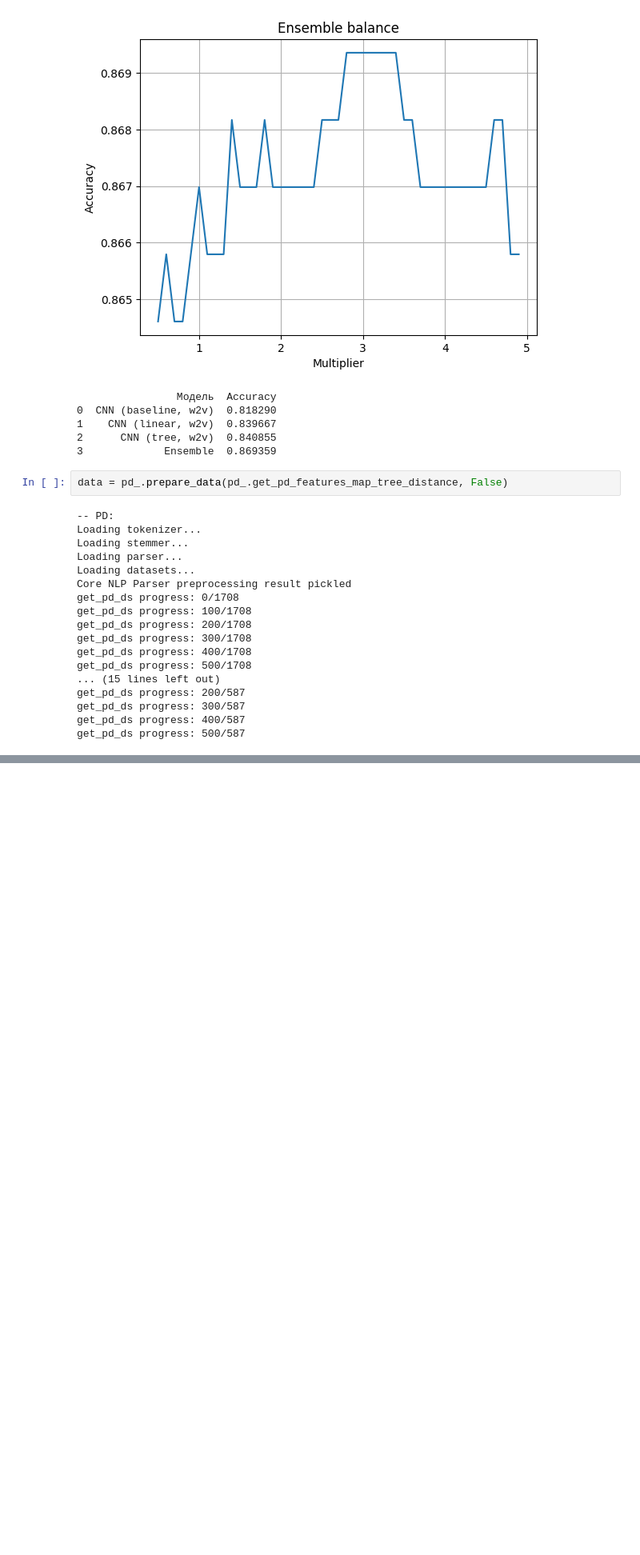
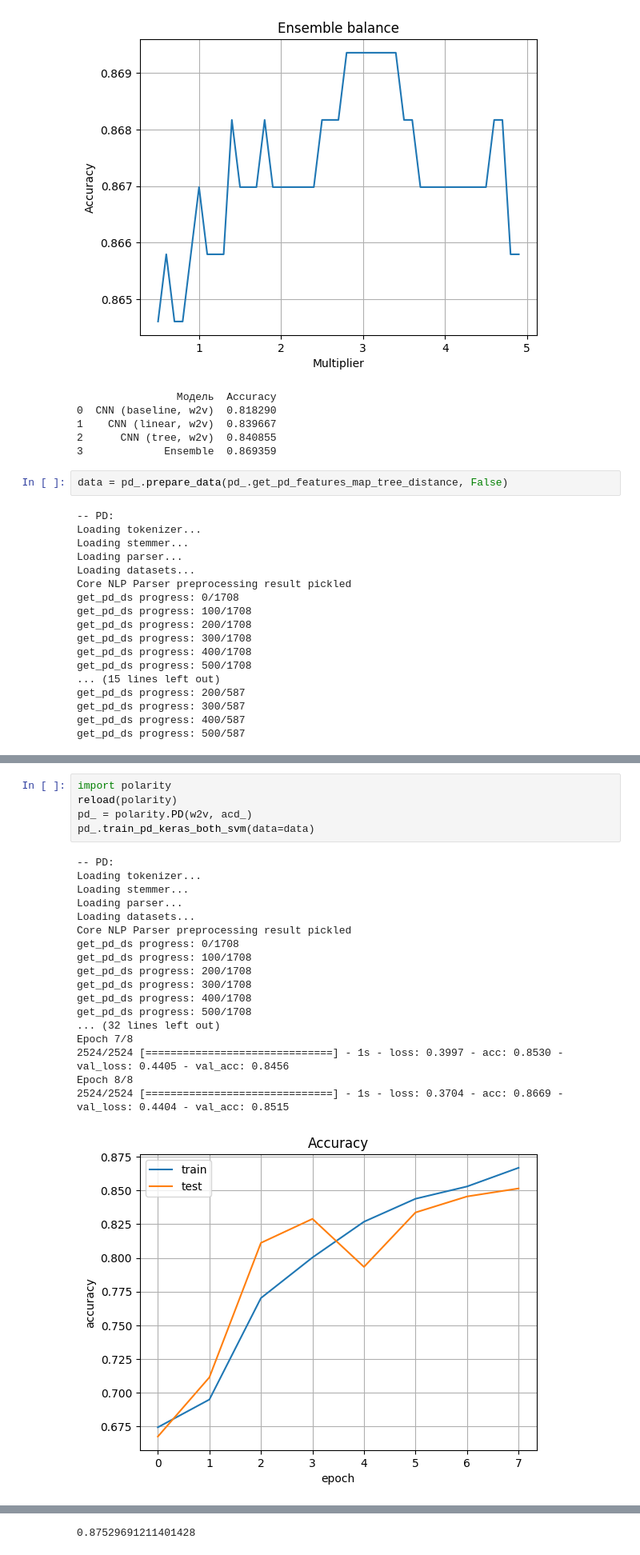
Before and after one commit to alekseyl1992/absa, a Jupyter notebook: pd_nb.ipynb, the cells around one changed output, grey strips where cells are left out. Shown: that part at 80% size. Cells and saved outputs as stored; diff of their text form; blank space fills up the shorter version.

```diff
--- a/pd_nb.ipynb
+++ b/pd_nb.ipynb
@@ -190,0 +150,24 @@ max_score_mult: 1.4
+# %%
+import polarity
+reload(polarity)
+pd_ = polarity.PD(w2v, acd_)
+pd_.train_pd_keras_both_svm(data=data)
+# %% [output]
+-- PD:
+Loading tokenizer...
+Loading stemmer...
+Loading parser...
+Loading datasets...
+Core NLP Parser preprocessing result pickled
+get_pd_ds progress: 0/1708
+get_pd_ds progress: 100/1708
+get_pd_ds progress: 200/1708
+get_pd_ds progress: 300/1708
+get_pd_ds progress: 400/1708
+get_pd_ds progress: 500/1708
+... (32 lines left out)
+Epoch 7/8
+2524/2524 [==============================] - 1s - loss: 0.3997 - acc: 0.8530 - val_loss: 0.4405 - val_acc: 0.8456
+Epoch 8/8
+2524/2524 [==============================] - 1s - loss: 0.3704 - acc: 0.8669 - val_loss: 0.4404 - val_acc: 0.8515
+[figure, added]
@@ -190,0 +193 @@ max_score_mult: 1.4
+0.87529691211401428
```
Also changed, not shown: parts of 2 cells of this notebook, 1 other file.
